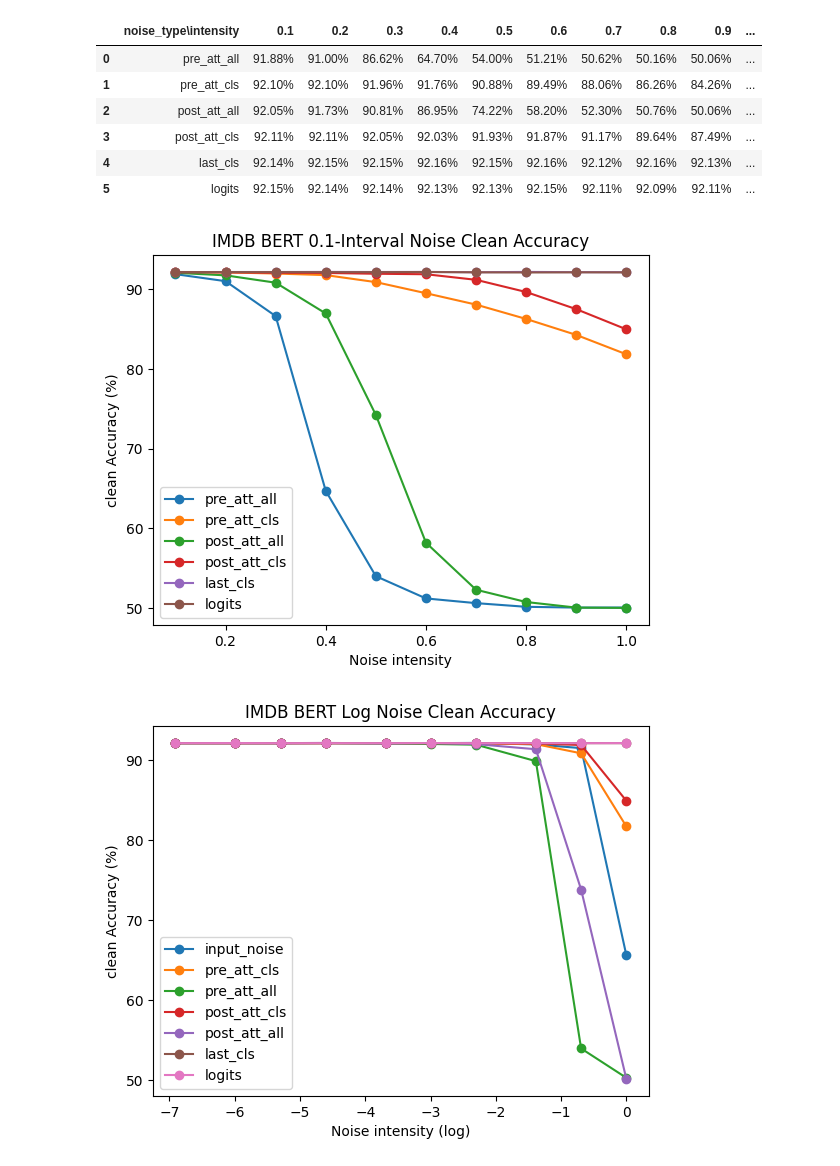
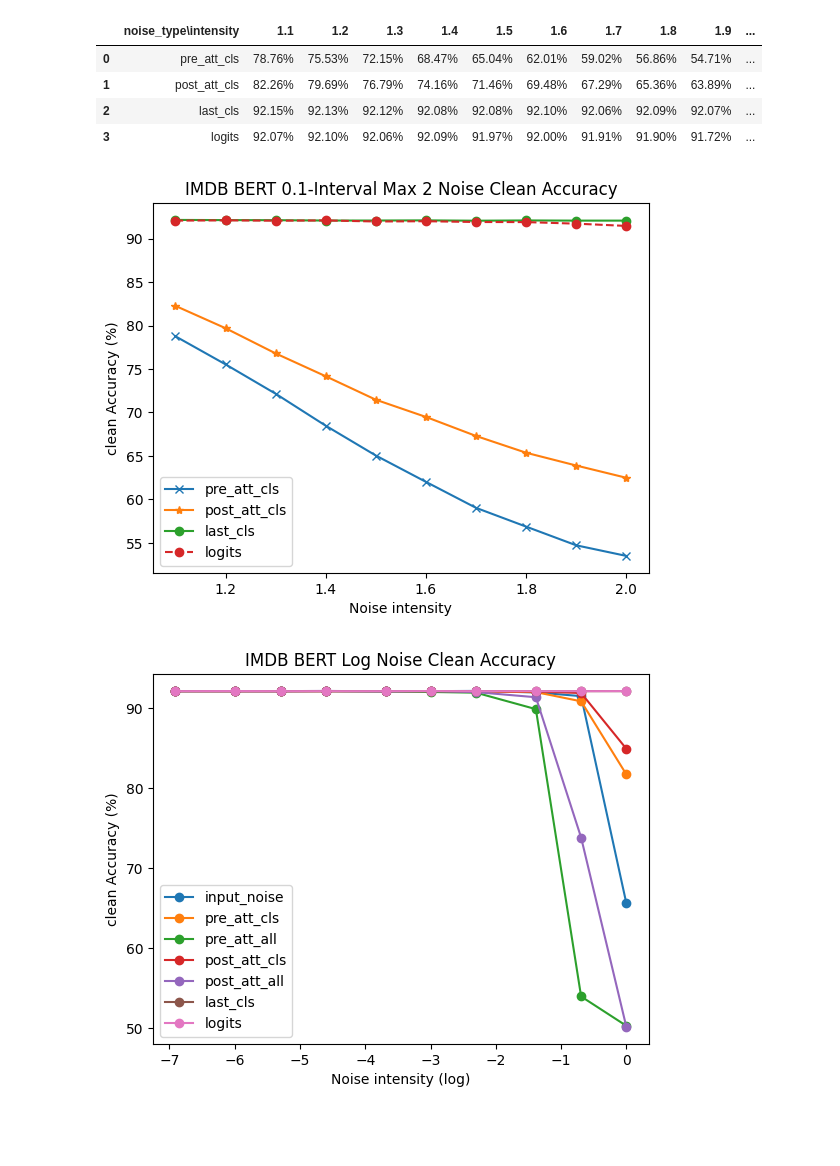
Before and after one commit to TomtheCodeBot/RobustExperiment, a Jupyter notebook: notebook/plot_results.ipynb, the cells around one changed output. Cells and saved outputs as stored; diff of their text form; code cells hidden in the pictures; blank space fills up the shorter version.

```diff
--- a/notebook/plot_results.ipynb
+++ b/notebook/plot_results.ipynb
@@ -1,16 +1,14 @@
 # %%
 import pandas as pd
 # %%
-df = pd.read_excel('/home/ubuntu/RobustExperiment/IMDB_0.1_scale_clean_accuracy_results.xlsx')
+df = pd.read_excel('/home/ubuntu/RobustExperiment/IMDB_0.1_scale_max_2_clean_accuracy_results.xlsx')
 df
 # %% [output]
-|  | noise_type\intensity | 0.1 | 0.2 | 0.3 | 0.4 | 0.5 | 0.6 | 0.7 | 0.8 | 0.9 | ... |
-| 0 | pre_att_all | 91.88% | 91.00% | 86.62% | 64.70% | 54.00% | 51.21% | 50.62% | 50.16% | 50.06% | ... |
-| 1 | pre_att_cls | 92.10% | 92.10% | 91.96% | 91.76% | 90.88% | 89.49% | 88.06% | 86.26% | 84.26% | ... |
-| 2 | post_att_all | 92.05% | 91.73% | 90.81% | 86.95% | 74.22% | 58.20% | 52.30% | 50.76% | 50.06% | ... |
-| 3 | post_att_cls | 92.11% | 92.11% | 92.05% | 92.03% | 91.93% | 91.87% | 91.17% | 89.64% | 87.49% | ... |
-| 4 | last_cls | 92.14% | 92.15% | 92.15% | 92.16% | 92.15% | 92.16% | 92.12% | 92.16% | 92.13% | ... |
-| 5 | logits | 92.15% | 92.14% | 92.14% | 92.13% | 92.13% | 92.15% | 92.11% | 92.09% | 92.11% | ... |
+|  | noise_type\intensity | 1.1 | 1.2 | 1.3 | 1.4 | 1.5 | 1.6 | 1.7 | 1.8 | 1.9 | ... |
+| 0 | pre_att_cls | 78.76% | 75.53% | 72.15% | 68.47% | 65.04% | 62.01% | 59.02% | 56.86% | 54.71% | ... |
+| 1 | post_att_cls | 82.26% | 79.69% | 76.79% | 74.16% | 71.46% | 69.48% | 67.29% | 65.36% | 63.89% | ... |
+| 2 | last_cls | 92.15% | 92.13% | 92.12% | 92.08% | 92.08% | 92.10% | 92.06% | 92.09% | 92.07% | ... |
+| 3 | logits | 92.07% | 92.10% | 92.06% | 92.09% | 91.97% | 92.00% | 91.91% | 91.90% | 91.72% | ... |
 # %%
 y = [float(x) for x in df.columns[1:]]
 # %%
@@ -21,24 +19,24 @@ for i in df.columns[1:]:
 # %%
 import matplotlib.pyplot as plt
 import numpy as np
 
 
 # plot lines
-plt.plot( y,dataframe[0], label = df["noise_type\intensity"][0],marker='o')
-plt.plot( y,dataframe[1], label = df["noise_type\intensity"][1],marker='o')
+plt.plot( y,dataframe[0], label = df["noise_type\intensity"][0],marker='x')
+plt.plot( y,dataframe[1], label = df["noise_type\intensity"][1],marker='*')
 plt.plot( y,dataframe[2], label = df["noise_type\intensity"][2],marker='o')
-plt.plot( y,dataframe[3], label = df["noise_type\intensity"][3],marker='o')
-plt.plot( y,dataframe[4], label = df["noise_type\intensity"][4],marker='o')
-plt.plot( y,dataframe[5], label = df["noise_type\intensity"][5],marker='o')
+plt.plot( y,dataframe[3],'--', label = df["noise_type\intensity"][3],marker='o')
+#plt.plot( y,dataframe[4],'--', label = df["noise_type\intensity"][4],marker='x')
+#plt.plot( y,dataframe[5],'--', label = df["noise_type\intensity"][5],marker='*')
 plt.xlabel('Noise intensity')
 plt.ylabel('clean Accuracy (%)')
 
 # displaying the title
-plt.title("IMDB BERT 0.1-Interval Noise Clean Accuracy")
-plt.legend()
+plt.title("IMDB BERT 0.1-Interval Max 2 Noise Clean Accuracy")
+plt.legend(loc = "lower left")
 plt.show()
 # %% [output]
-[figure, old version]
+[figure, new version]
 # %%
 import math
 df = pd.read_excel('/home/ubuntu/RobustExperiment/IMDB_clean_accuracy_results.xlsx')
```
Also changed, not shown: 18 other files.
